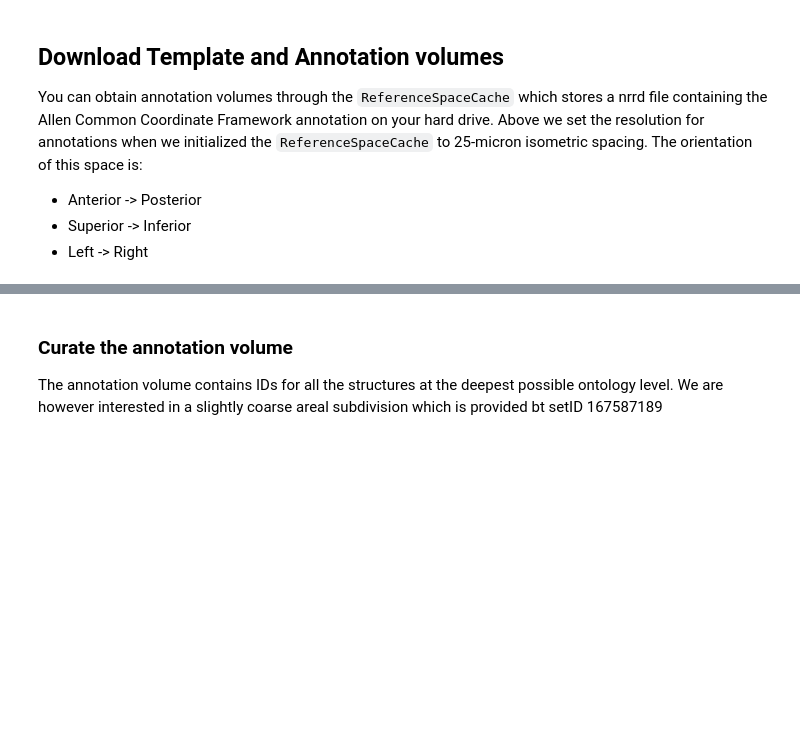
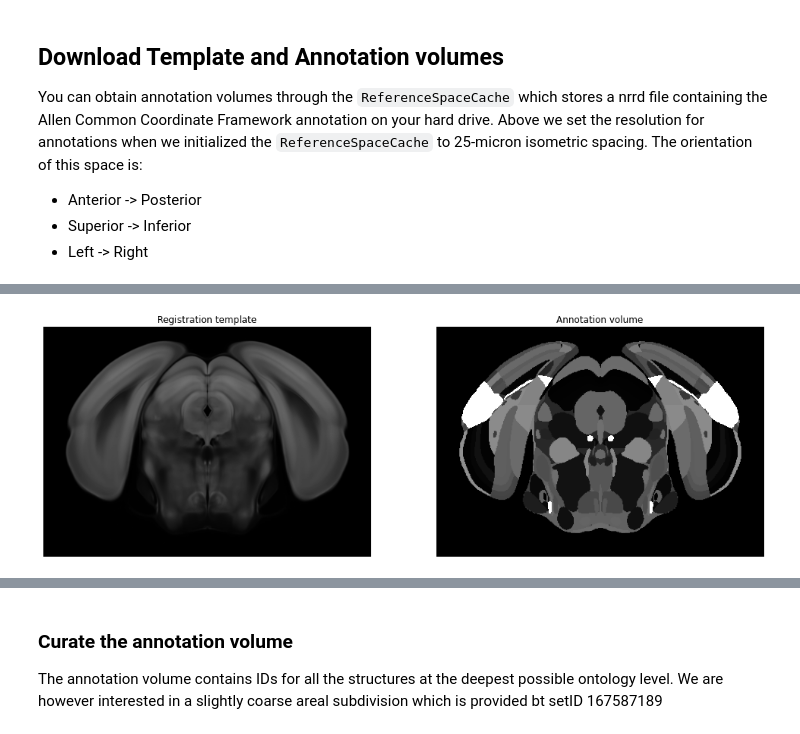
Before and after one commit to HMS-IDAC/RiffleShuffle, a Jupyter notebook: python/Explore the Allen Atlas.ipynb, the cells around one changed output, grey strips where cells are left out. Saved outputs shown, nothing was run; the diff lists cells and outputs as text; code cells hidden in the pictures; blank space fills up the shorter version.

```diff
--- a/python/Explore the Allen Atlas.ipynb
+++ b/python/Explore the Allen Atlas.ipynb
@@ -142,15 +142,17 @@ annotation, meta_annot = rspc.get_annotation_volume()
 # Look at a slice from the average template and annotation volumes
 
 # pick a slice to show
-slice_idx = 264
+slice_idx = 380
 
 f, ccf_axes = plt.subplots(1, 2, figsize=(17, 6))
 
 ccf_axes[0].imshow(template[slice_idx,:,:], cmap='gray', aspect='equal', vmin=template.min(), vmax=template.max())
-ccf_axes[0].set_title("registration template")
+ccf_axes[0].set_title("Registration template")
+ccf_axes[0].axis('off')
 
 ccf_axes[1].imshow(annotation[slice_idx,:,:], cmap='gray', aspect='equal', vmin=0, vmax=2000)
-ccf_axes[1].set_title("annotation volume")
+ccf_axes[1].set_title("Annotation volume")
+ccf_axes[1].axis('off')
 
 plt.show()
 # %% [output]
@@ -158,0 +159 @@ plt.show()
+[figure, added]
```
Also changed, not shown: parts of 13 cells of this notebook.
